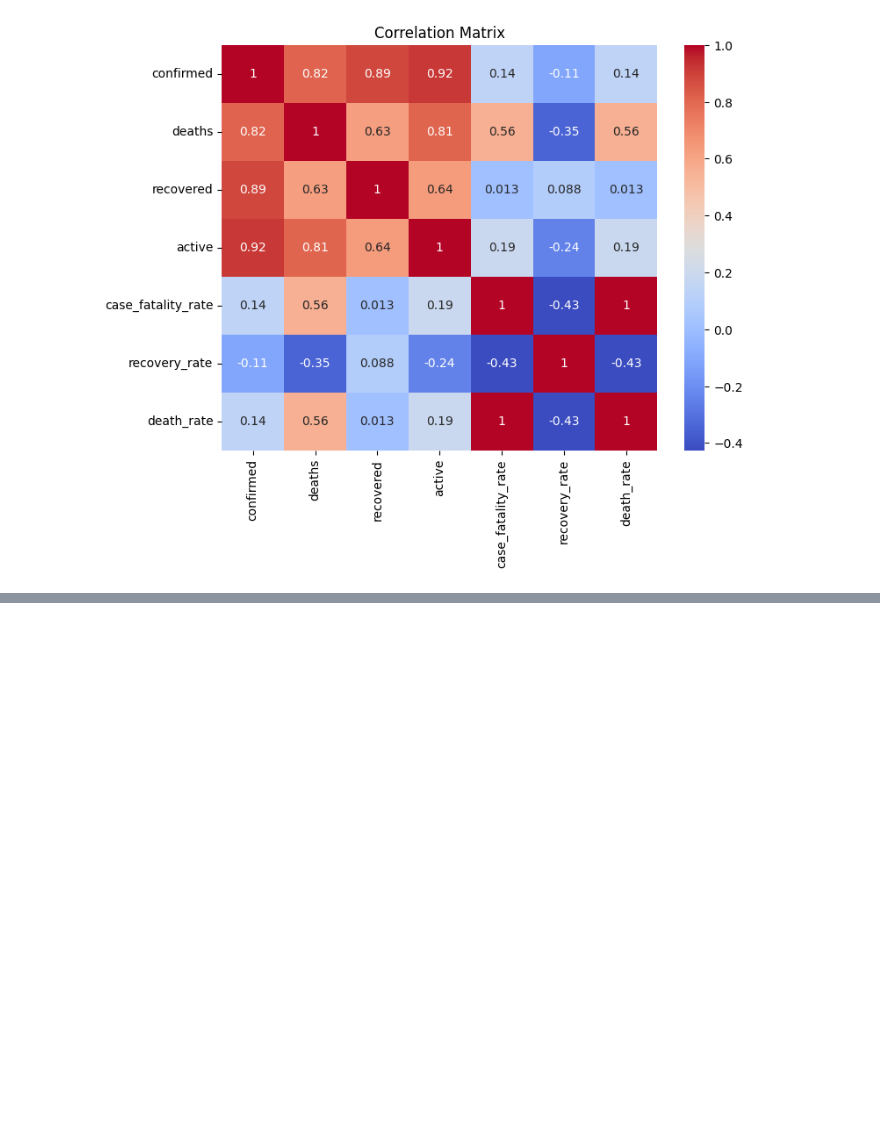
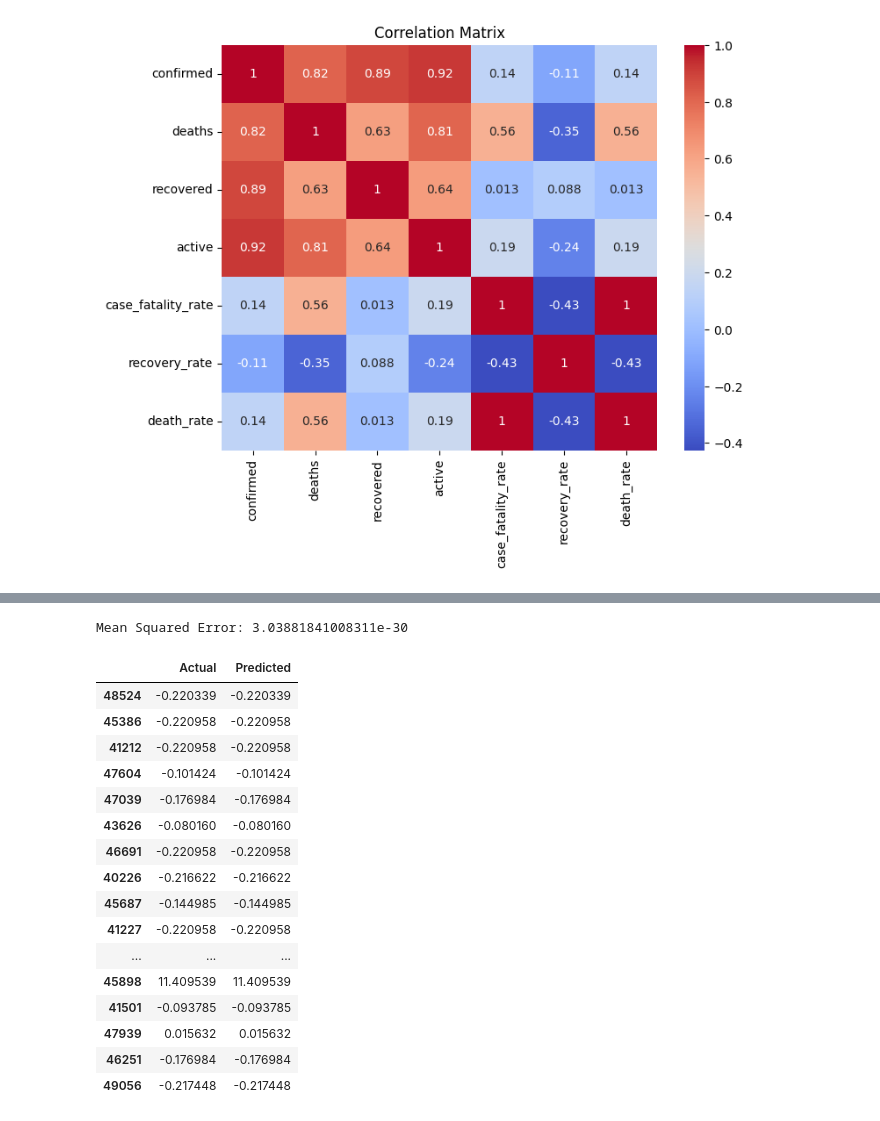
Before and after one commit to izik-adio/Predictive-Modelling-for-COVID-19, a Jupyter notebook: eda_to_modeling.ipynb, the cells around one changed output, grey strips where cells are left out. Saved outputs shown, nothing was run; the diff lists cells and outputs as text; code cells hidden in the pictures; blank space fills up the shorter version.

```diff
--- a/eda_to_modeling.ipynb
+++ b/eda_to_modeling.ipynb
@@ -395,0 +320,10 @@ print(f"F1-Score: {f1}")
+# %%
+from skforecast.recursive import ForecasterRecursive
+from sklearn.ensemble import RandomForestRegressor
+from sklearn.metrics import mean_squared_error
+from xgboost import XGBRegressor
+
+forecaster = ForecasterRecursive(
+    regressor=RandomForestRegressor(n_estimators=100),
+    lags=5
+)
@@ -395,0 +332,37 @@ print(f"F1-Score: {f1}")
+# %%
+X = df.drop(columns=[target_variable, 'date'])
+y = df[target_variable]
+train_size = int(len(y) * 0.8)
+
+X_train, X_test = X[:train_size], X[train_size:]
+y_train, y_test = y[:train_size], y[train_size:]
+
+forecaster.fit(y=y_train, exog=X_train)
+# %%
+predictions = forecaster.predict(steps=len(y_test), exog=X_test)
+error = mean_squared_error(y_test, predictions)
+print(f'Mean Squared Error: {error}')
+# %% [output]
+Mean Squared Error: 3.03881841008311e-30
+# %%
+result_df = pd.DataFrame(y_test).join(pd.DataFrame(predictions))
+result_df.columns = ['Actual', 'Predicted']
+result_df.sample(20)
+# %% [output]
+|  | Actual | Predicted |
+| 48524 | -0.220339 | -0.220339 |
+| 45386 | -0.220958 | -0.220958 |
+| 41212 | -0.220958 | -0.220958 |
+| 47604 | -0.101424 | -0.101424 |
+| 47039 | -0.176984 | -0.176984 |
+| 43626 | -0.080160 | -0.080160 |
+| 46691 | -0.220958 | -0.220958 |
+| 40226 | -0.216622 | -0.216622 |
+| 45687 | -0.144985 | -0.144985 |
+| 41227 | -0.220958 | -0.220958 |
+| ... | ... | ... |
+| 45898 | 11.409539 | 11.409539 |
+| 41501 | -0.093785 | -0.093785 |
+| 47939 | 0.015632 | 0.015632 |
+| 46251 | -0.176984 | -0.176984 |
+| 49056 | -0.217448 | -0.217448 |
```
Also changed, not shown: parts of 6 cells of this notebook.
